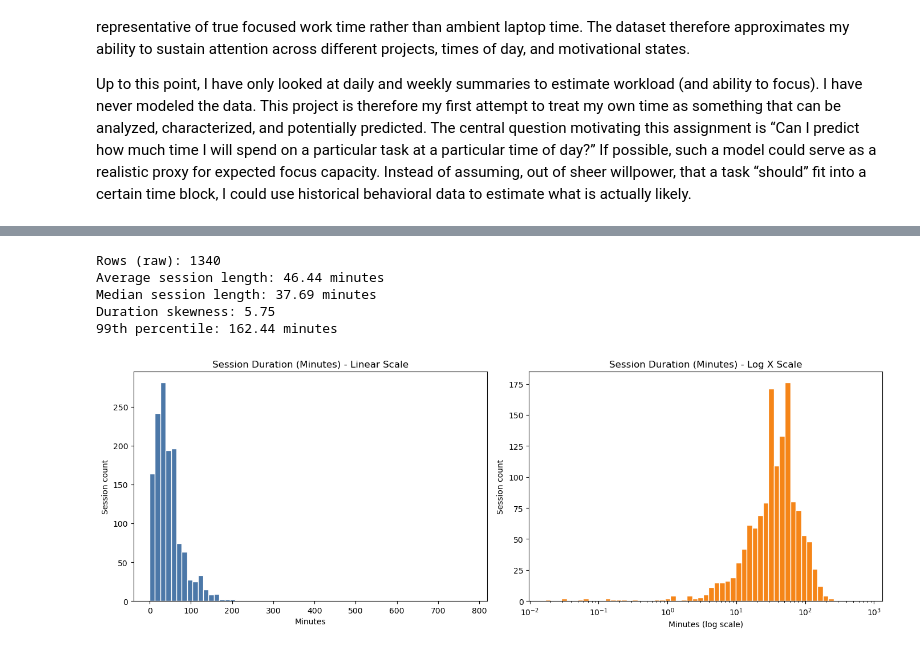
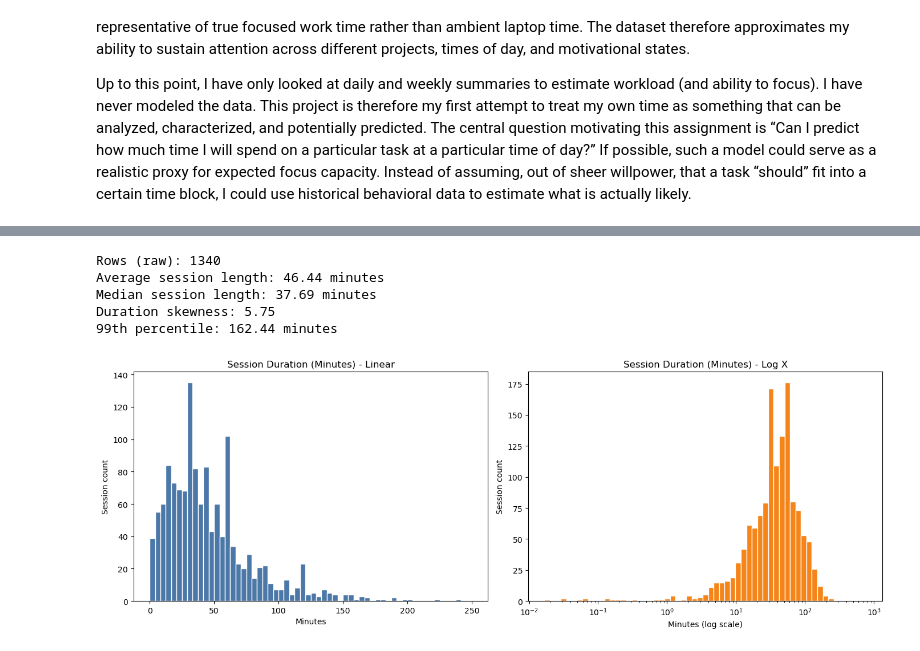
Before and after one commit to ashleeec/CS156-Machine-Learning, a Jupyter notebook: assignment1/assignment1.ipynb, the cells around one changed output, grey strips where cells are left out. Drawn from its saved outputs; the diff is of its cells as text; code cells hidden in the pictures.

```diff
--- a/assignment1/assignment1.ipynb
+++ b/assignment1/assignment1.ipynb
@@ -13,59 +49,51 @@ Up to this point, I have only looked at daily and weekly summaries to estimate w
 # %%
-import pandas as pd
+'''BASIC SUMMARY STATS OF DATA'''
+
 import numpy as np
 import matplotlib.pyplot as plt
 
-# Load data
-csv_path = 'TogglTrack_Report_Detailed_report_(from_10_01_2024_to_02_15_2026).csv'
-df = pd.read_csv(csv_path)
-
-# Clean obvious noise
-for col in ['Description', 'Project', 'Tags']:
-    if col in df.columns:
-        df[col] = df[col].replace('-', pd.NA)
-
-# Parse duration and keep valid sessions
+# Creates a new column in the dataframe converting the HH:MM:SS duration data into seconds
 df['duration_seconds'] = pd.to_timedelta(df['Duration'], errors='coerce').dt.total_seconds()
 
 # Basic stats
 raw_count = len(df)
-mean_min = df['duration_seconds'].mean() / 60
+mean_min = df['duration_seconds'].mean() / 60       # Converts the duration (in seconds) to minutes
 median_min = df['duration_seconds'].median() / 60
 skewness = df['duration_seconds'].skew()
 p99_min = df['duration_seconds'].quantile(0.99) / 60
 
 print(f'Rows (raw): {raw_count}')
 print(f'Average session length: {mean_min:.2f} minutes')
 print(f'Median session length: {median_min:.2f} minutes')
 print(f'Duration skewness: {skewness:.2f}')
 print(f'99th percentile: {p99_min:.2f} minutes')
 
-# Visualize skew
-dur_min = df['duration_seconds'] / 60
+# Skew visualizations
+dur_min = df['duration_seconds'] / 60 # duration in minutes
 positive = dur_min[dur_min > 0]
 
 fig, axes = plt.subplots(1, 2, figsize=(14, 5))
 
-# Linear histogram: long right tail can dominate
-axes[0].hist(positive, bins=60, color='#4C78A8', edgecolor='white')
-axes[0].set_title('Session Duration (Minutes) - Linear Scale')
+# Linear histogram
+axes[0].hist(positive, bins=60, range=(0,250), color='#4C78A8', edgecolor='white')
+axes[0].set_title('Session Duration (Minutes) - Linear')
 axes[0].set_xlabel('Minutes')
 axes[0].set_ylabel('Session count')
 
-# Log-scale x-axis histogram: shape is easier to inspect
+# Log-scale x-axis histogram
 log_bins = np.logspace(np.log10(positive.min()), np.log10(positive.max()), 60)
 axes[1].hist(positive, bins=log_bins, color='#F58518', edgecolor='white')
 axes[1].set_xscale('log')
-axes[1].set_title('Session Duration (Minutes) - Log X Scale')
+axes[1].set_title('Session Duration (Minutes) - Log X')
 axes[1].set_xlabel('Minutes (log scale)')
 axes[1].set_ylabel('Session count')
 
 plt.tight_layout()
 plt.show()
 # %% [output]
 Rows (raw): 1340
 Average session length: 46.44 minutes
 Median session length: 37.69 minutes
 Duration skewness: 5.75
 99th percentile: 162.44 minutes
-[figure, old version]
+[figure, new version]
```
Also changed, not shown: parts of 3 cells of this notebook, 2 other files.
